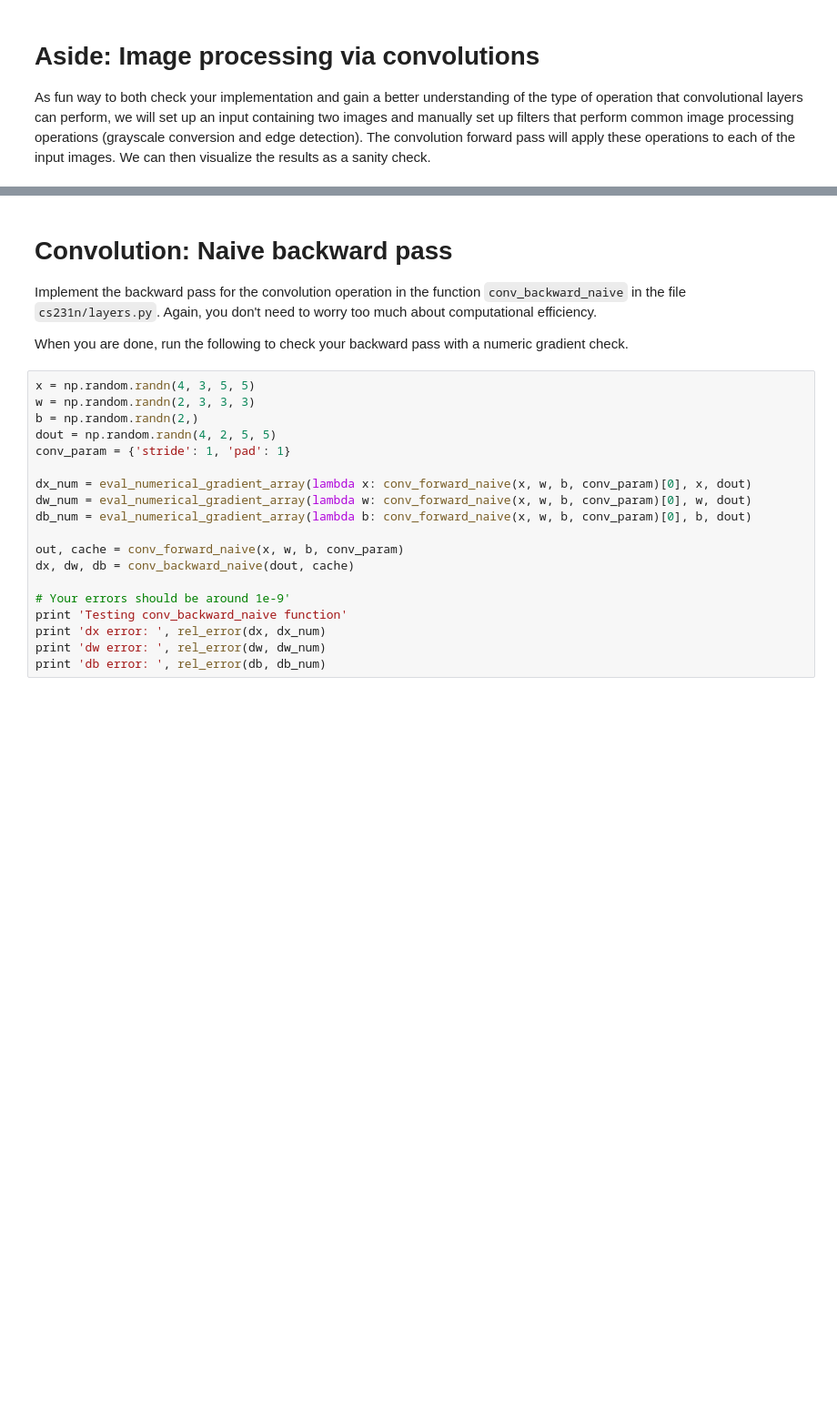
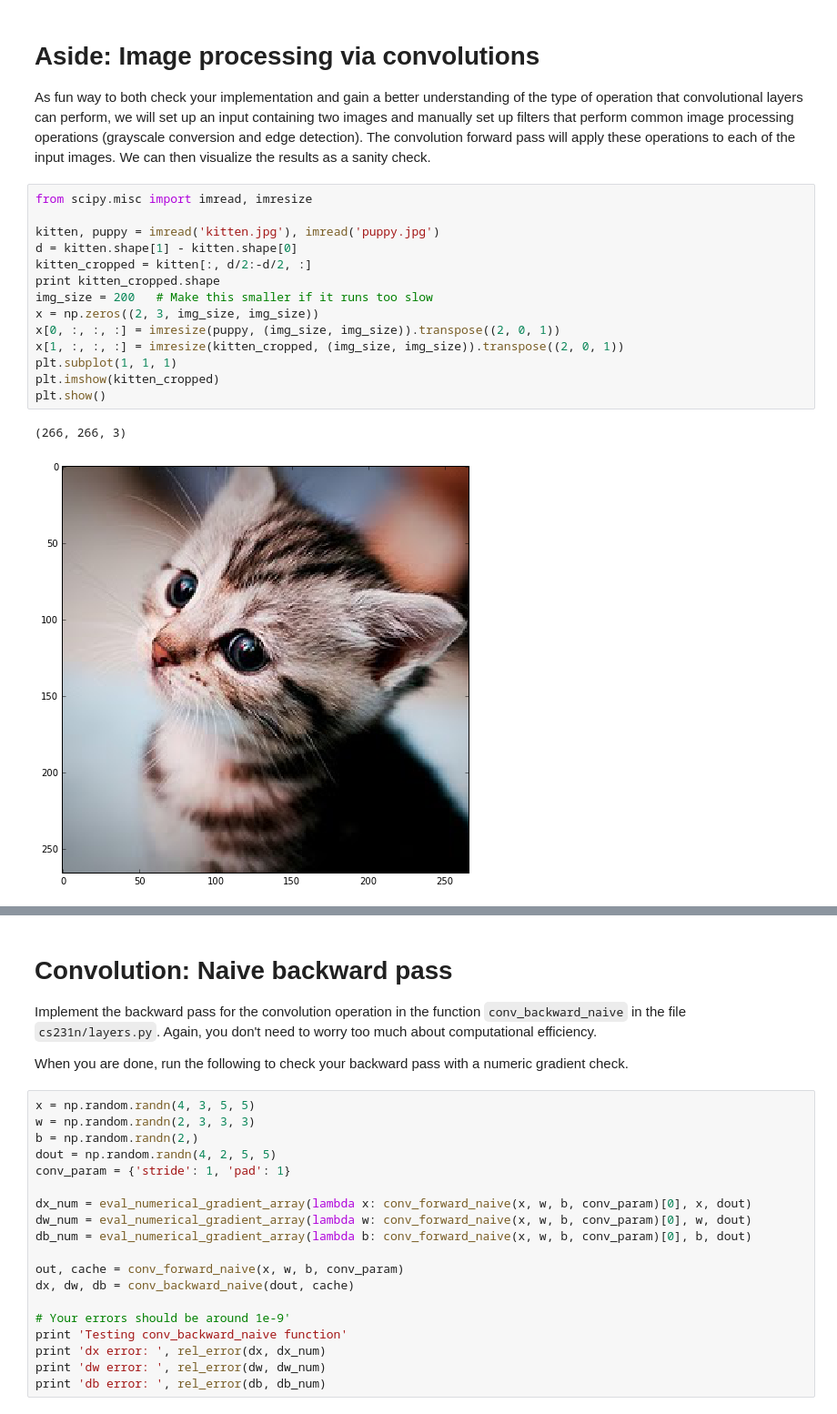
Before and after one commit to VladPrytula/ConvNeuralNets, a Jupyter notebook: assignment2/ConvolutionalNetworks.ipynb, the cells around one changed output, grey strips where cells are left out. Shown: that part at 91% size. Drawn from its saved outputs; the diff is of its cells as text; blank space fills up the shorter version.

```diff
--- a/assignment2/ConvolutionalNetworks.ipynb
+++ b/assignment2/ConvolutionalNetworks.ipynb
@@ -93,6 +82,23 @@ difference:  2.21214764175e-08
 # Aside: Image processing via convolutions
 
 As fun way to both check your implementation and gain a better understanding of the type of operation that convolutional layers can perform, we will set up an input containing two images and manually set up filters that perform common image processing operations (grayscale conversion and edge detection). The convolution forward pass will apply these operations to each of the input images. We can then visualize the results as a sanity check.
+# %%
+from scipy.misc import imread, imresize
+
+kitten, puppy = imread('kitten.jpg'), imread('puppy.jpg')
+d = kitten.shape[1] - kitten.shape[0]
+kitten_cropped = kitten[:, d/2:-d/2, :]
+print kitten_cropped.shape
+img_size = 200   # Make this smaller if it runs too slow
+x = np.zeros((2, 3, img_size, img_size))
+x[0, :, :, :] = imresize(puppy, (img_size, img_size)).transpose((2, 0, 1))
+x[1, :, :, :] = imresize(kitten_cropped, (img_size, img_size)).transpose((2, 0, 1))
+plt.subplot(1, 1, 1)
+plt.imshow(kitten_cropped)
+plt.show()
+# %% [output]
+(266, 266, 3)
+[figure, added]
 # %%
 from scipy.misc import imread, imresize
 
```
Also changed, not shown: parts of 18 cells of this notebook, 2 other files.
